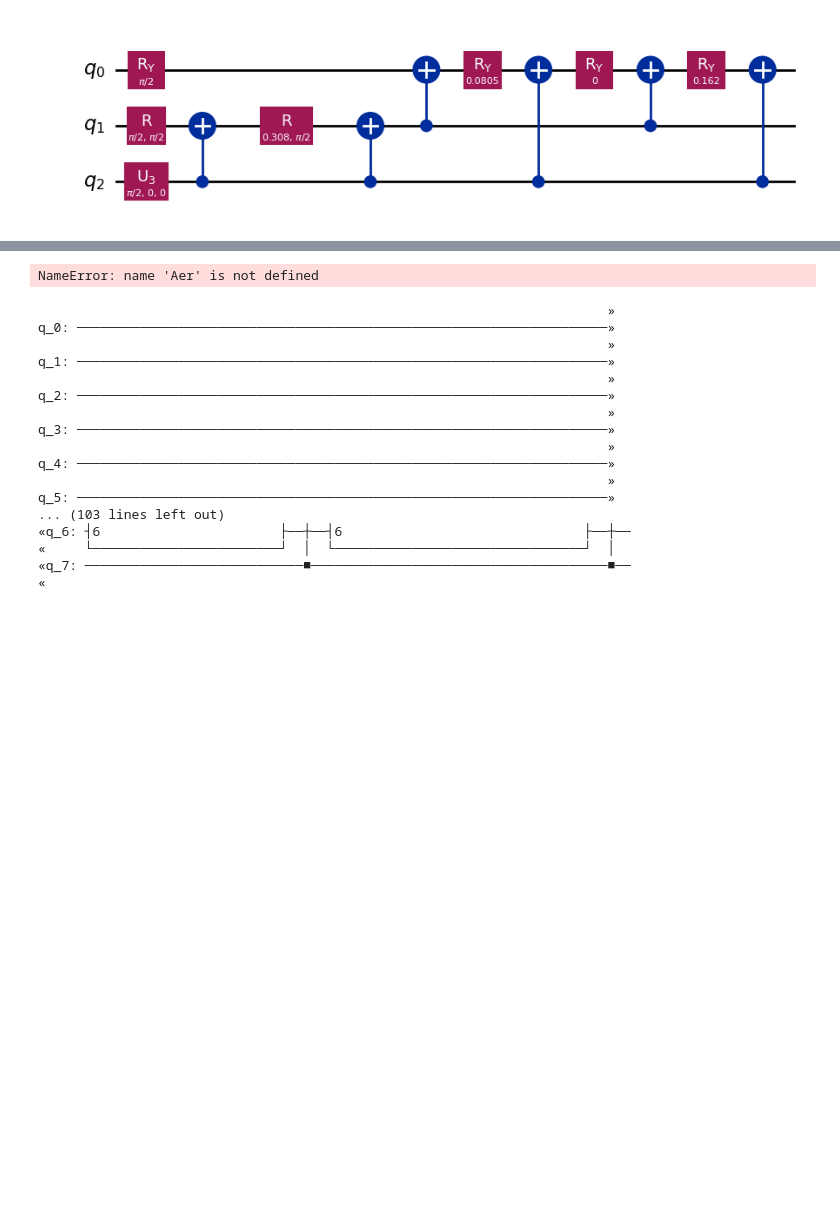
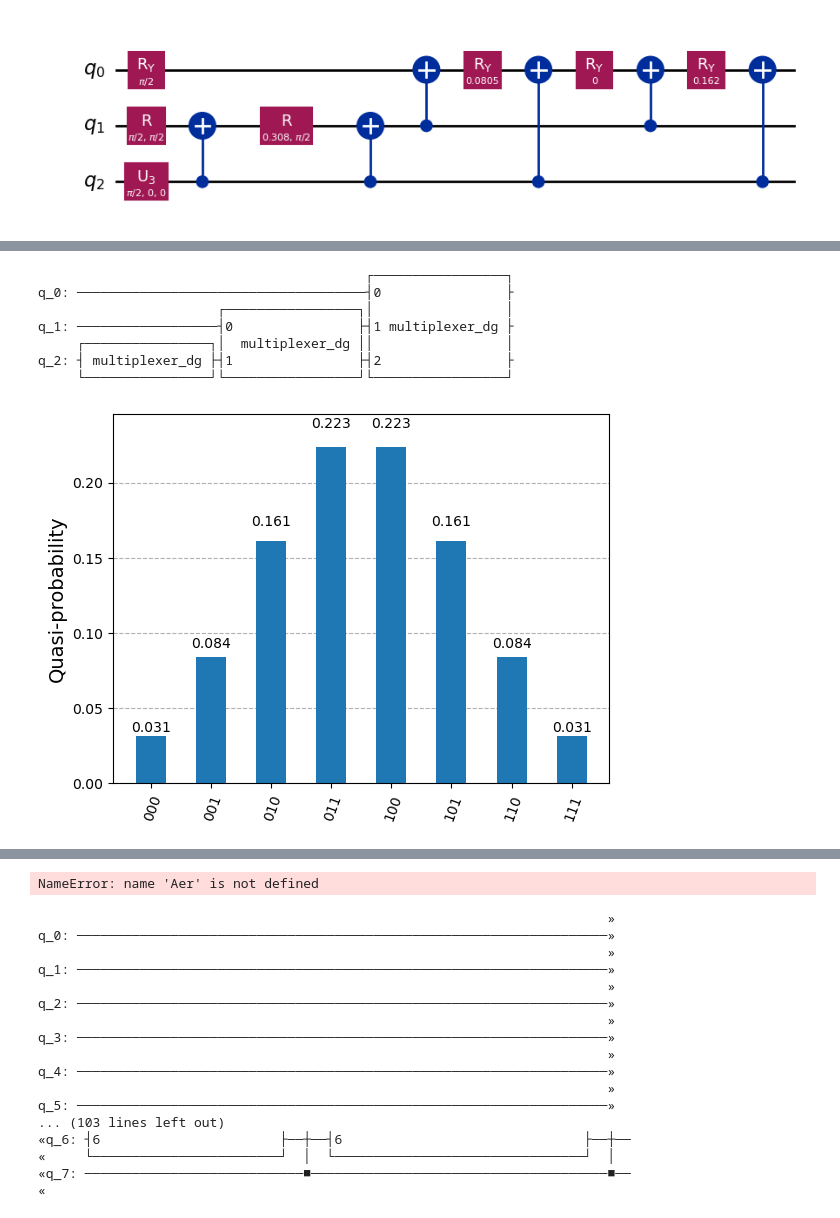
Before and after one commit to wang-anthony03/iQuHack2025, a Jupyter notebook: qiskit_experiment.ipynb, the cells around one changed output, grey strips where cells are left out. Saved outputs shown, nothing was run; the diff lists cells and outputs as text; code cells hidden in the pictures; blank space fills up the shorter version.

```diff
--- a/qiskit_experiment.ipynb
+++ b/qiskit_experiment.ipynb
@@ -66,0 +60,37 @@ ImportError: cannot import name 'Aer' from 'qiskit' (/Users/awang/anaconda3/lib/
+# %%
+from qiskit import QuantumCircuit, transpile
+from qiskit_aer import Aer
+from qiskit.visualization import plot_histogram
+from qiskit_finance.circuit.library.probability_distributions import NormalDistribution
+
+# Create a Normal Distribution circuit with 3 qubits
+circuit = NormalDistribution(3, mu=0, sigma=1, bounds=(-2, 2))
+
+# Decompose and visualize the circuit
+circuit_decomposed = circuit.decompose()
+print(circuit_decomposed.draw(fold=-1))
+
+# Execute the circuit on a statevector simulator
+backend = Aer.get_backend('statevector_simulator')
+
+# Transpile the circuit for the backend
+transpiled_circuit = transpile(circuit_decomposed, backend)
+
+# Run the transpiled circuit
+result = backend.run(transpiled_circuit).result()
+
+# Get the statevector and convert it to counts for visualization
+statevector = result.get_statevector()
+counts = {f'{i:0{circuit.num_qubits}b}': abs(amplitude)**2 for i, amplitude in enumerate(statevector)}
+
+# Plot histogram of counts (amplitudes)
+plot_histogram(counts)
+# %% [output]
+                                          ┌─────────────────┐
+q_0: ─────────────────────────────────────┤0                ├
+                       ┌─────────────────┐│                 │
+q_1: ──────────────────┤0                ├┤1 multiplexer_dg ├
+     ┌────────────────┐│  multiplexer_dg ││                 │
+q_2: ┤ multiplexer_dg ├┤1                ├┤2                ├
+     └────────────────┘└─────────────────┘└─────────────────┘
+[figure, added]
```
Also changed, not shown: parts of 5 cells of this notebook, 1 other file.
